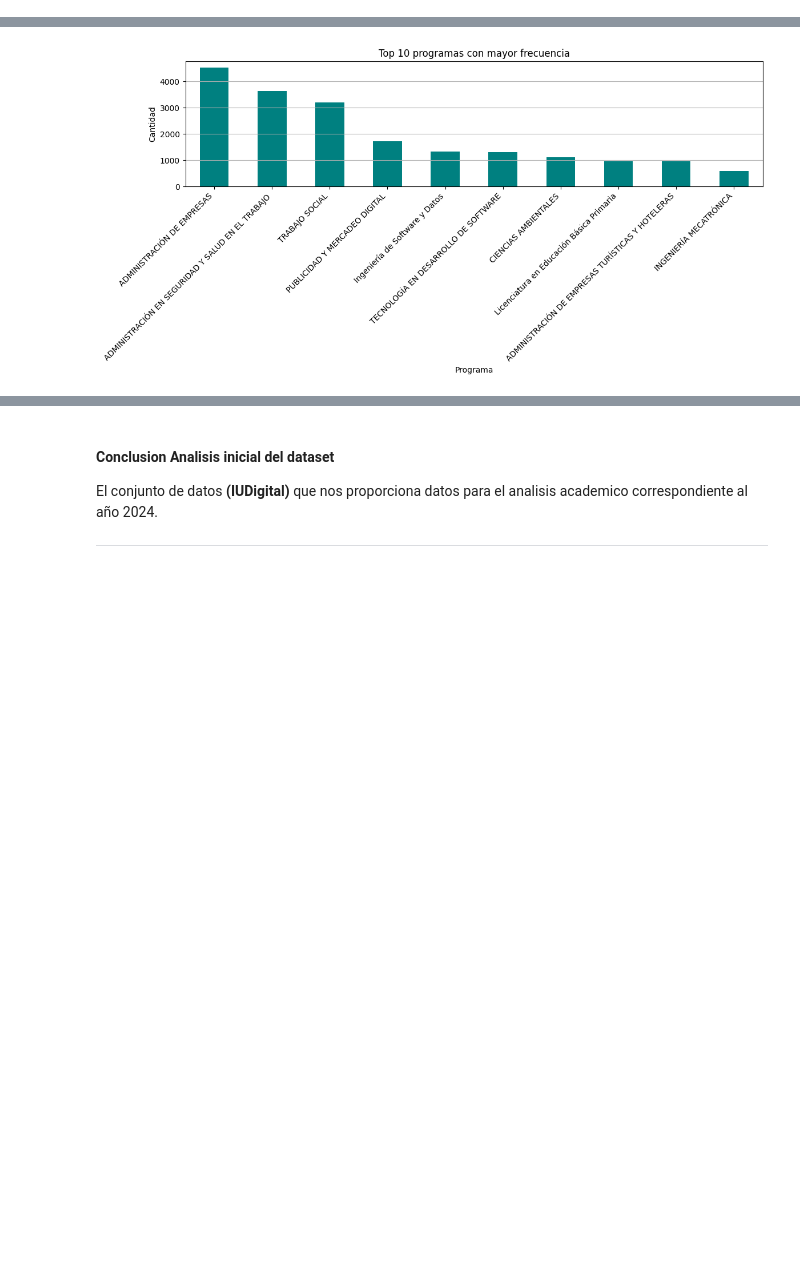
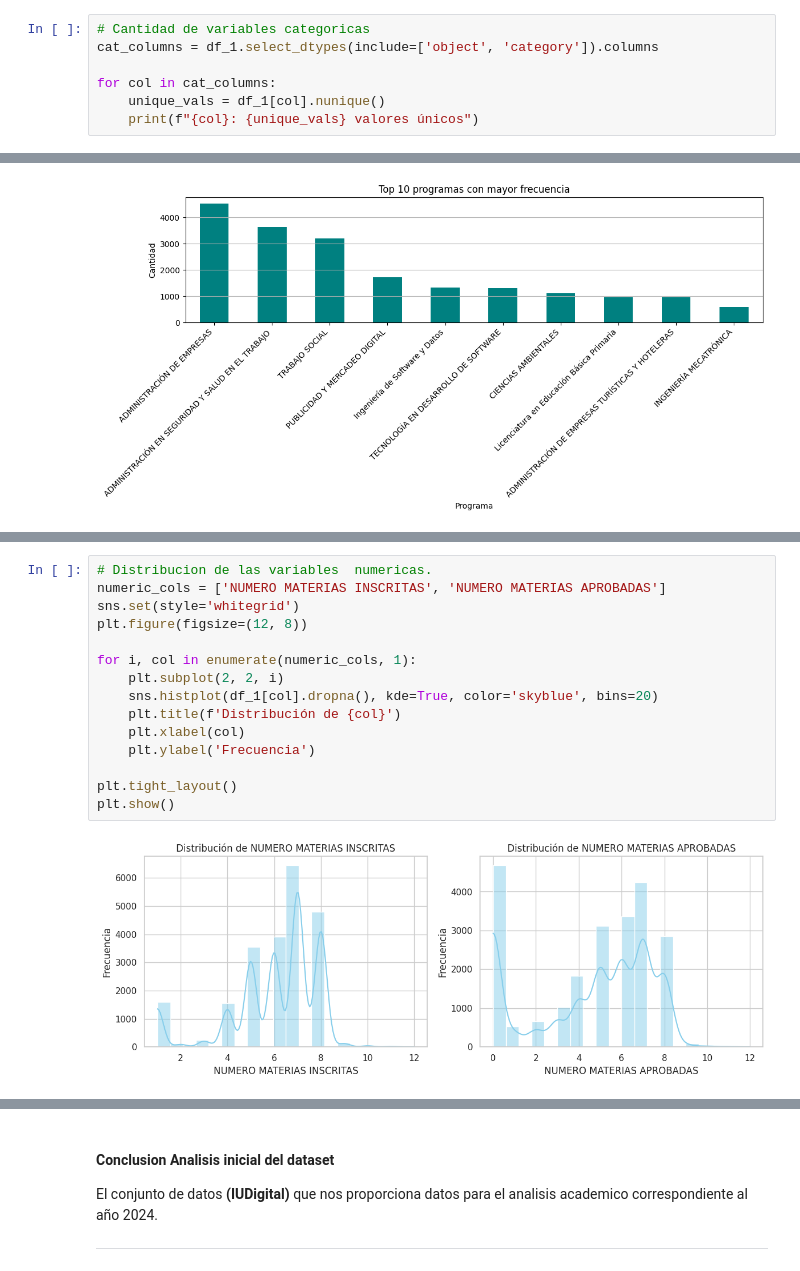
Before and after one commit to samforedev/Proyecto-ElectivaDatos, a Jupyter notebook: final_project.ipynb, the cells around one changed output, grey strips where cells are left out. Saved outputs shown, nothing was run; the diff lists cells and outputs as text; blank space fills up the shorter version.

```diff
--- a/final_project.ipynb
+++ b/final_project.ipynb
@@ -97,3 +97,10 @@ display(df_1.describe().transpose())
 | SEMESTRE | 23860.0 | 1.500000 | 0.500010 | 1.0 | 1.0 | 1.5 | 2.0 | 2.0 |
 | NUMERO MATERIAS INSCRITAS | 22434.0 | 6.046224 | 1.906253 | 1.0 | 5.0 | 7.0 | 7.0 | 12.0 |
 | NUMERO MATERIAS APROBADAS | 22434.0 | 4.538602 | 2.842710 | 0.0 | 2.0 | 5.0 | 7.0 | 12.0 |
+# %%
+# Cantidad de variables categoricas
+cat_columns = df_1.select_dtypes(include=['object', 'category']).columns
+
+for col in cat_columns:
+    unique_vals = df_1[col].nunique()
+    print(f"{col}: {unique_vals} valores únicos")
@@ -182,0 +229,17 @@ plt.show()
+# %%
+# Distribucion de las variables  numericas.
+numeric_cols = ['NUMERO MATERIAS INSCRITAS', 'NUMERO MATERIAS APROBADAS']
+sns.set(style='whitegrid')
+plt.figure(figsize=(12, 8))
+
+for i, col in enumerate(numeric_cols, 1):
+    plt.subplot(2, 2, i)
+    sns.histplot(df_1[col].dropna(), kde=True, color='skyblue', bins=20)
+    plt.title(f'Distribución de {col}')
+    plt.xlabel(col)
+    plt.ylabel('Frecuencia')
+
+plt.tight_layout()
+plt.show()
+# %% [output]
+[figure, added]
```
Also changed, not shown: parts of 23 cells of this notebook.
